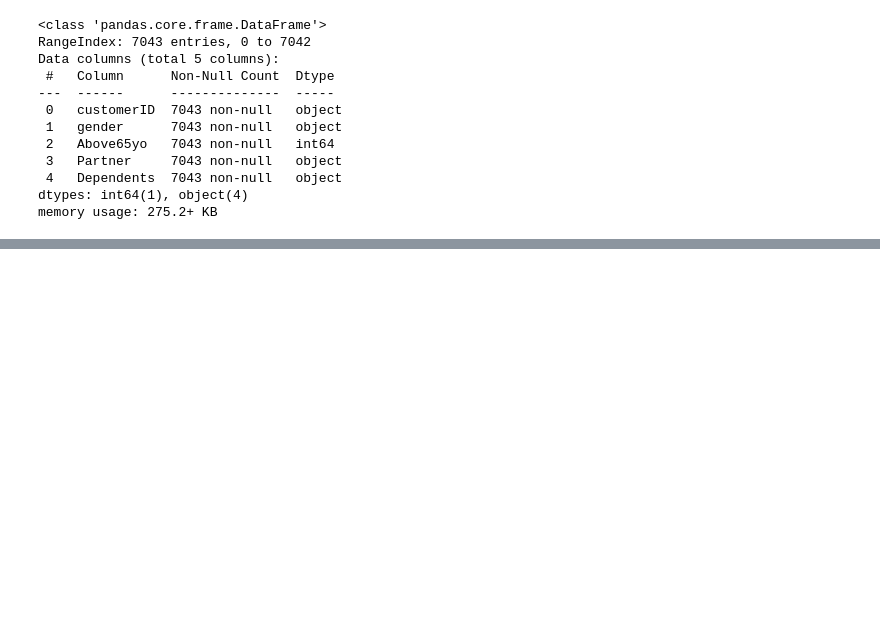
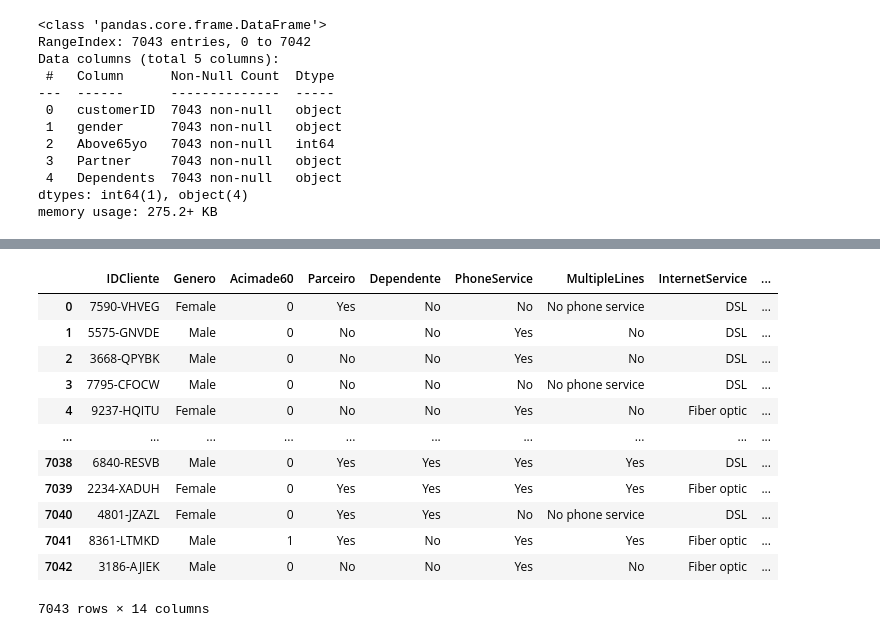
Before and after one commit to AlexandreFeltrin/EstudoIA, a Jupyter notebook: EDA/eda.ipynb, the cells around one changed output, grey strips where cells are left out. Cells and saved outputs as stored; diff of their text form; code cells hidden in the pictures; blank space fills up the shorter version.

Commit message:
merged datframes

```diff
--- a/EDA/eda.ipynb
+++ b/EDA/eda.ipynb
@@ -167,0 +174,4 @@ memory usage: 275.2+ KB
+# %%
+
+df_customers.columns = ['IDCliente','Genero','Acimade60','Parceiro','Dependente']
+df_customers.head()
@@ -167,0 +195,3 @@ memory usage: 275.2+ KB
+# %%
+df_services.rename(columns={'customerID':'IDCliente'},inplace=True)
+df_services.head()
@@ -167,0 +205,18 @@ memory usage: 275.2+ KB
+# %%
+df_temp = df_customers.merge(df_services,on=['IDCliente'])
+# %%
+df_temp
+# %% [output]
+|  | IDCliente | Genero | Acimade60 | Parceiro | Dependente | PhoneService | MultipleLines | InternetService | ... |
+| 0 | 7590-VHVEG | Female | 0 | Yes | No | No | No phone service | DSL | ... |
+| 1 | 5575-GNVDE | Male | 0 | No | No | Yes | No | DSL | ... |
+| 2 | 3668-QPYBK | Male | 0 | No | No | Yes | No | DSL | ... |
+| 3 | 7795-CFOCW | Male | 0 | No | No | No | No phone service | DSL | ... |
+| 4 | 9237-HQITU | Female | 0 | No | No | Yes | No | Fiber optic | ... |
+| ... | ... | ... | ... | ... | ... | ... | ... | ... | ... |
+| 7038 | 6840-RESVB | Male | 0 | Yes | Yes | Yes | Yes | DSL | ... |
+| 7039 | 2234-XADUH | Female | 0 | Yes | Yes | Yes | Yes | Fiber optic | ... |
+| 7040 | 4801-JZAZL | Female | 0 | Yes | Yes | No | No phone service | DSL | ... |
+| 7041 | 8361-LTMKD | Male | 1 | Yes | No | Yes | Yes | Fiber optic | ... |
+| 7042 | 3186-AJIEK | Male | 0 | No | No | Yes | No | Fiber optic | ... |
+7043 rows × 14 columns
```
Also changed, not shown: parts of 10 cells of this notebook.
